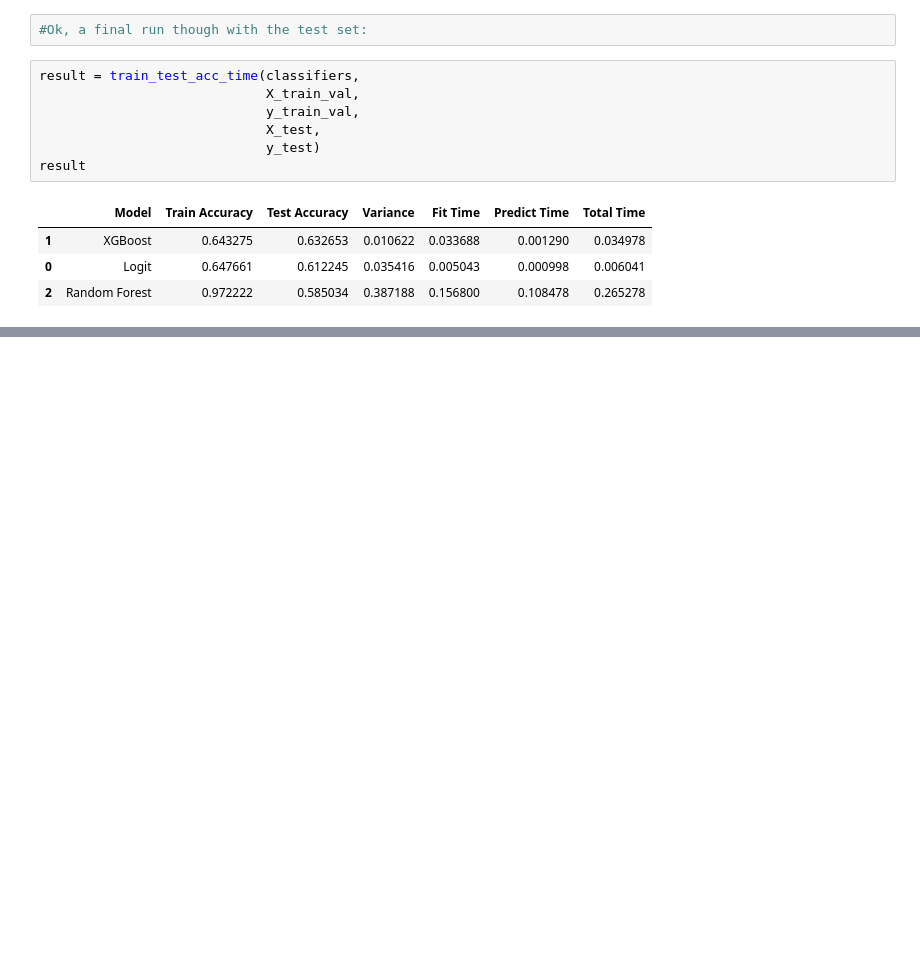
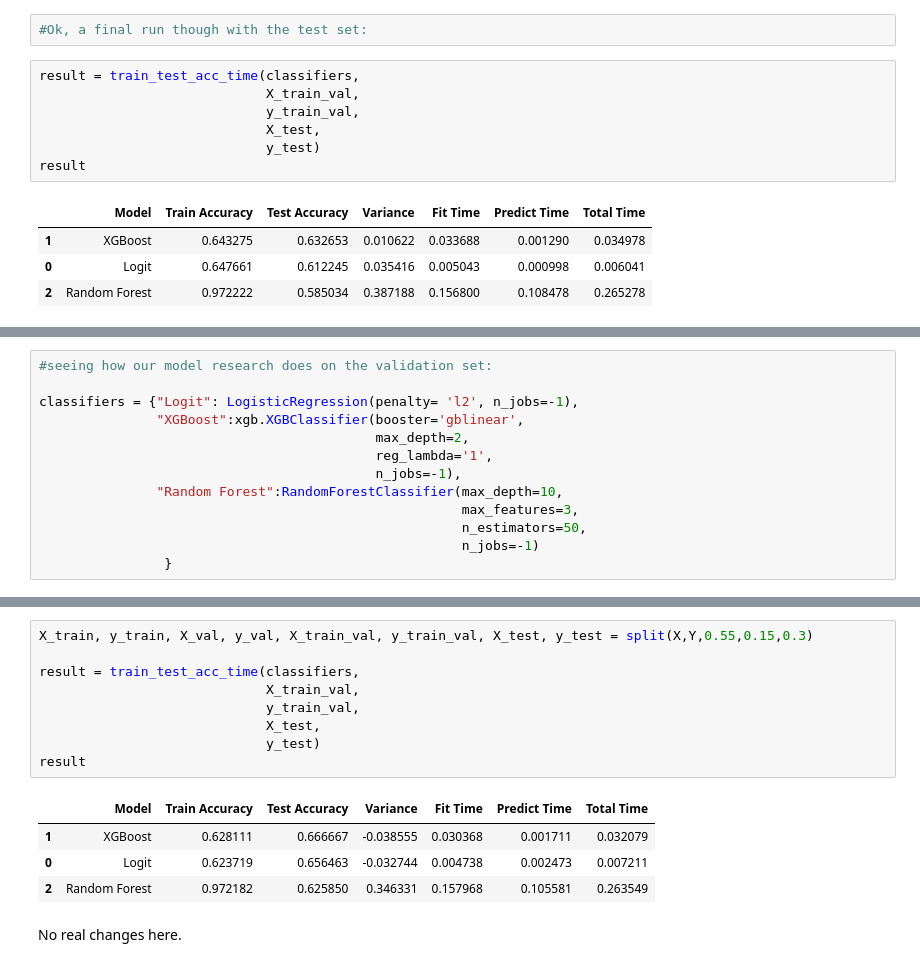
Before and after one commit to jessimk/DSCI-522-Jes-Alex, a Jupyter notebook: docs/Analysis Revisited.ipynb, the cells around one changed output, grey strips where cells are left out. Saved outputs shown, nothing was run; the diff lists cells and outputs as text; blank space fills up the shorter version.

```diff
--- a/docs/Analysis Revisited.ipynb
+++ b/docs/Analysis Revisited.ipynb
@@ -361,0 +372,13 @@ result
+# %%
+#seeing how our model research does on the validation set:
+
+classifiers = {"Logit": LogisticRegression(penalty= 'l2', n_jobs=-1),
+               "XGBoost":xgb.XGBClassifier(booster='gblinear',
+                                           max_depth=2,
+                                           reg_lambda='1',
+                                           n_jobs=-1),
+               "Random Forest":RandomForestClassifier(max_depth=10,
+                                                      max_features=3,
+                                                      n_estimators=50,
+                                                      n_jobs=-1)
+                }
@@ -362 +405,17 @@ result
+# %%
+X_train, y_train, X_val, y_val, X_train_val, y_train_val, X_test, y_test = split(X,Y,0.55,0.15,0.3)
+
+result = train_test_acc_time(classifiers,
+                             X_train_val,
+                             y_train_val,
+                             X_test,
+                             y_test)
+result
+# %% [output]
+|  | Model | Train Accuracy | Test Accuracy | Variance | Fit Time | Predict Time | Total Time |
+| 1 | XGBoost | 0.628111 | 0.666667 | -0.038555 | 0.030368 | 0.001711 | 0.032079 |
+| 0 | Logit | 0.623719 | 0.656463 | -0.032744 | 0.004738 | 0.002473 | 0.007211 |
+| 2 | Random Forest | 0.972182 | 0.625850 | 0.346331 | 0.157968 | 0.105581 | 0.263549 |
+# %% [markdown]
+No real changes here.
 # %% [markdown]
```
Also changed, not shown: parts of 7 cells of this notebook.
